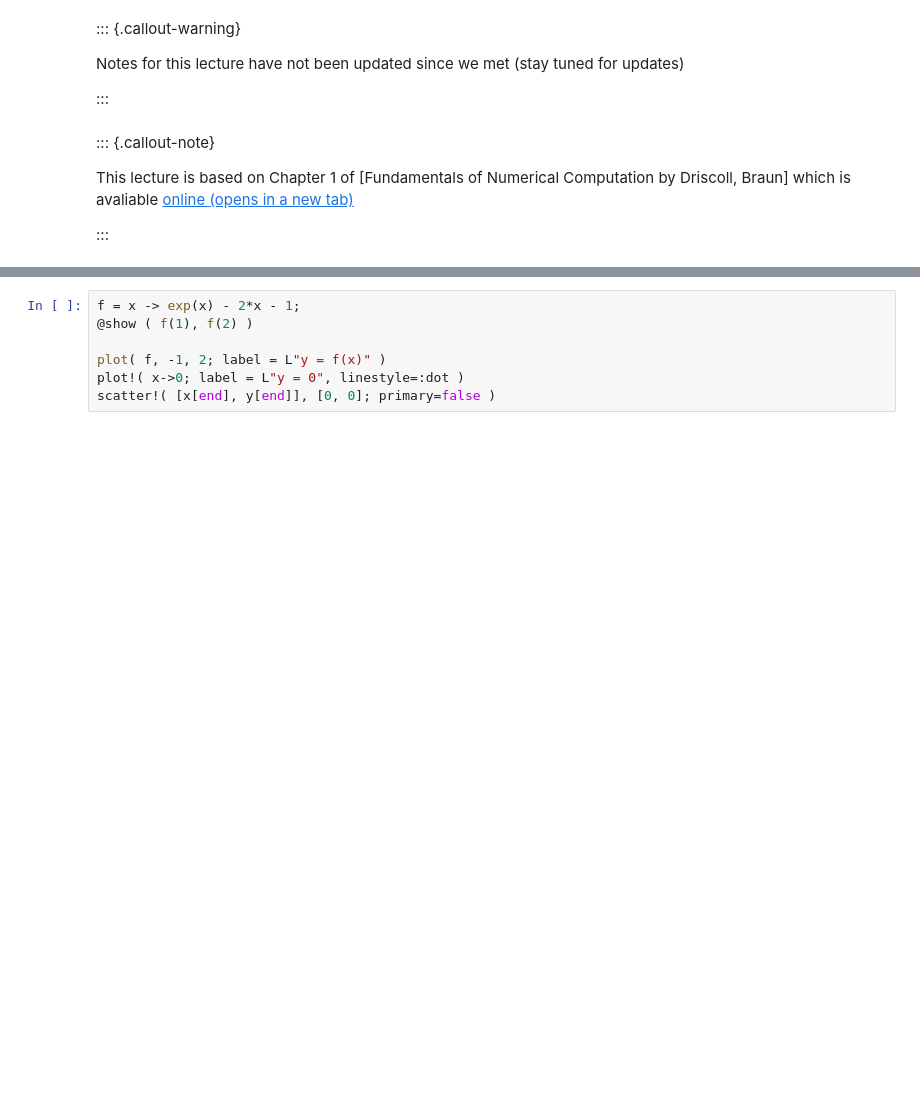
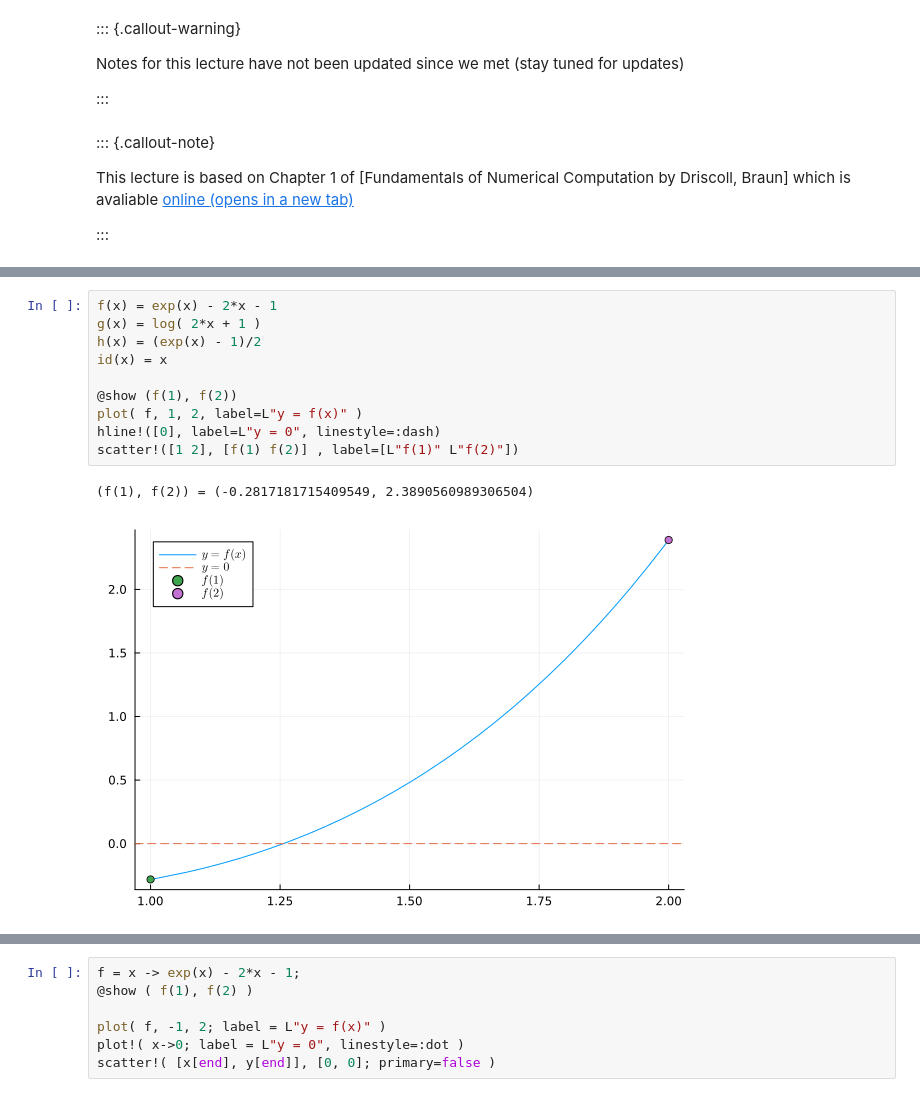
Before and after one commit to jackrthomas/Math5485, a Jupyter notebook: lectures/L04.ipynb, the cells around one changed output, grey strips where cells are left out. Saved outputs shown, nothing was run; the diff lists cells and outputs as text; blank space fills up the shorter version.

```diff
--- a/lectures/L04.ipynb
+++ b/lectures/L04.ipynb
@@ -44,0 +56,13 @@ using LaTeXStrings
+# %%
+f(x) = exp(x) - 2*x - 1
+g(x) = log( 2*x + 1 )
+h(x) = (exp(x) - 1)/2
+id(x) = x
+
+@show (f(1), f(2))
+plot( f, 1, 2, label=L"y = f(x)" )
+hline!([0], label=L"y = 0", linestyle=:dash)
+scatter!([1 2], [f(1) f(2)] , label=[L"f(1)" L"f(2)"])
+# %% [output]
+(f(1), f(2)) = (-0.2817181715409549, 2.3890560989306504)
+[figure, added]
```
Also changed, not shown: parts of 28 cells of this notebook, 5 other files.
